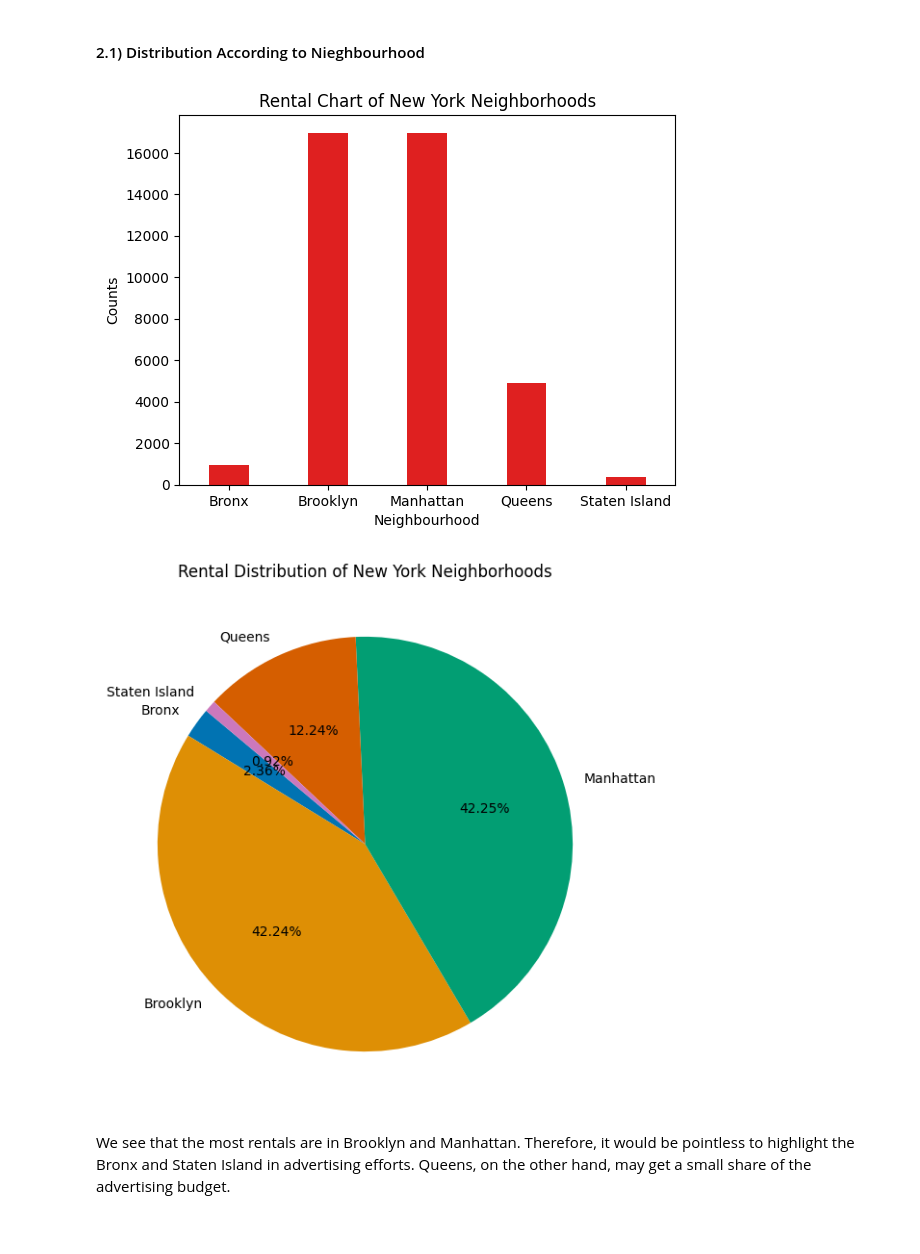
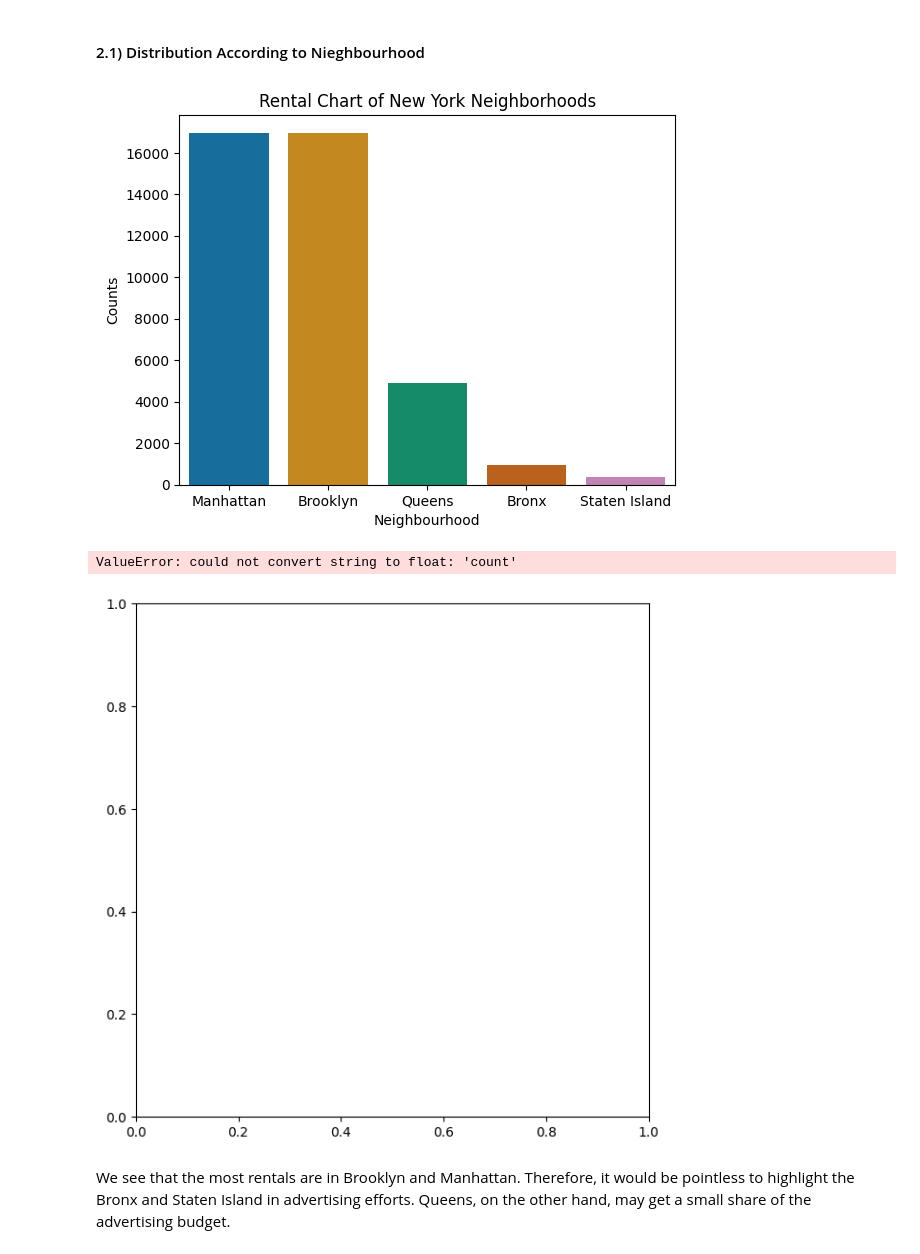
Before and after one commit to mehmetbuyukgumus/AirBnb-Data-Analysis-Study, a Jupyter notebook: analysis/analysis.ipynb, the cells around one changed output. Drawn from its saved outputs; the diff is of its cells as text; code cells hidden in the pictures.

Commit message:
Editing Bar Chart

```diff
--- a/analysis/analysis.ipynb
+++ b/analysis/analysis.ipynb
@@ -128,21 +128,19 @@ def selectneighbourhood(dataFrame, group, value, by):
 # %% [markdown]
 #### 2.1) Distribution According to Nieghbourhood
 # %%
-# Create Bar Chat of Rental in New York Neighborhoods
-colors = sns.color_palette("colorblind") # Colors to used
-neighbourhood_groupDF = df.groupby("neighbourhood group")["neighbourhood group"].value_counts()
-neighbourhood_groupDF = pd.DataFrame(neighbourhood_groupDF)
-sns.barplot(x = "neighbourhood group",
-            y = "count",
-            color= "red",
-            width= 0.4,
-            data = neighbourhood_groupDF);
+neighbourhood_groupDF = df["neighbourhood group"].value_counts().reset_index()
+neighbourhood_groupDF.columns = ["Neighbourhood", "Counts"]
+
+sns.barplot(x="Neighbourhood",
+            y="Counts",
+            data=neighbourhood_groupDF,
+            palette="colorblind")
 plt.xlabel("Neighbourhood")
 plt.ylabel("Counts")
 plt.title("Rental Chart of New York Neighborhoods")
 plt.show()
 # %% [output]
-[figure, old version]
+[figure, new version]
 # %%
 # Create pie chart of rental disribution in New York Neighbourhoods
 plt.figure(figsize= (7,7))
@@ -155,7 +153,8 @@ plt.pie(x = "count",
 plt.title("Rental Distribution of New York Neighborhoods")
 plt.show()
 # %% [output]
+ValueError: could not convert string to float: 'count'
-[figure, old version]
+[figure, new version]
 # %% [markdown]
 We see that the most rentals are in Brooklyn and Manhattan. Therefore, it would be pointless to highlight the Bronx and Staten Island in advertising efforts. Queens, on the other hand, may get a small share of the advertising budget.
 # %% [markdown]
```
Also changed, not shown: parts of 1 cell of this notebook.
